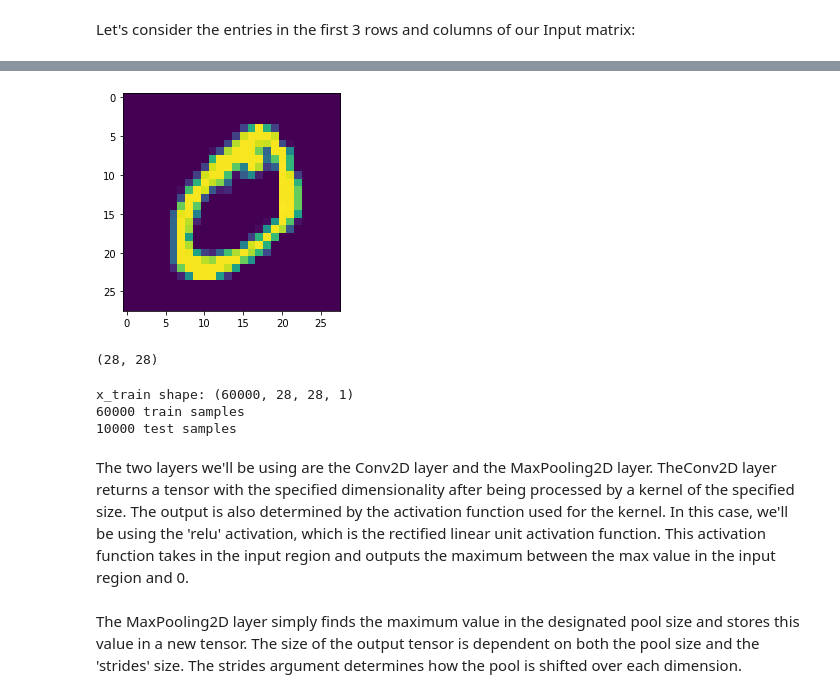
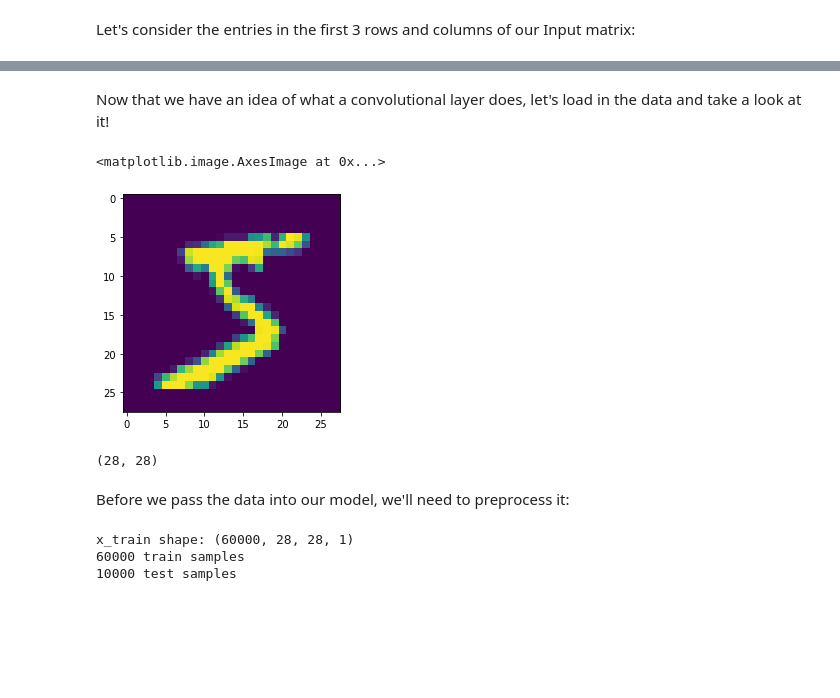
Before and after one commit to khojonat/CMSE202_Tech_1, a Jupyter notebook: Convolutional_Neural_Network.ipynb, the cells around one changed output, grey strips where cells are left out. Cells and saved outputs as stored; diff of their text form; code cells hidden in the pictures; blank space fills up the shorter version.

Commit message:
Finished intro and updated model

```diff
--- a/Convolutional_Neural_Network.ipynb
+++ b/Convolutional_Neural_Network.ipynb
@@ -45,9 +75,11 @@ plt.imshow(product)
+# %% [markdown]
+Now that we have an idea of what a convolutional layer does, let's load in the data and take a look at it!
 # %%
 (x_train, y_train), (x_test, y_test) = tf.keras.datasets.mnist.load_data()
 # %%
-image = x_train[1]
+image = x_train[0]
 plt.imshow(image)
-plt.show()
 # %% [output]
+<matplotlib.image.AxesImage at 0x...>
-[figure, old version]
+[figure, new version]
 # %%
@@ -54,5 +87,7 @@ plt.show()
 image.shape
 # %% [output]
 (28, 28)
+# %% [markdown]
+Before we pass the data into our model, we'll need to preprocess it:
 # %%
 # Model / data parameters
@@ -77,7 +112,3 @@ y_test = tf.keras.utils.to_categorical(y_test, num_classes)
 x_train shape: (60000, 28, 28, 1)
 60000 train samples
 10000 test samples
-# %% [markdown]
-The two layers we'll be using are the Conv2D layer and the MaxPooling2D layer. TheConv2D layer returns a tensor with the specified dimensionality after being processed by a kernel of the specified size. The output is also determined by the activation function used for the kernel. In this case, we'll be using the 'relu' activation, which is the rectified linear unit activation function. This activation function takes in the input region and outputs the maximum between the max value in the input region and 0.
-# %% [markdown]
-The MaxPooling2D layer simply finds the maximum value in the designated pool size and stores this value in a new tensor. The size of the output tensor is dependent on both the pool size and the 'strides' size. The strides argument determines how the pool is shifted over each dimension.
```
Also changed, not shown: parts of 26 cells of this notebook.
